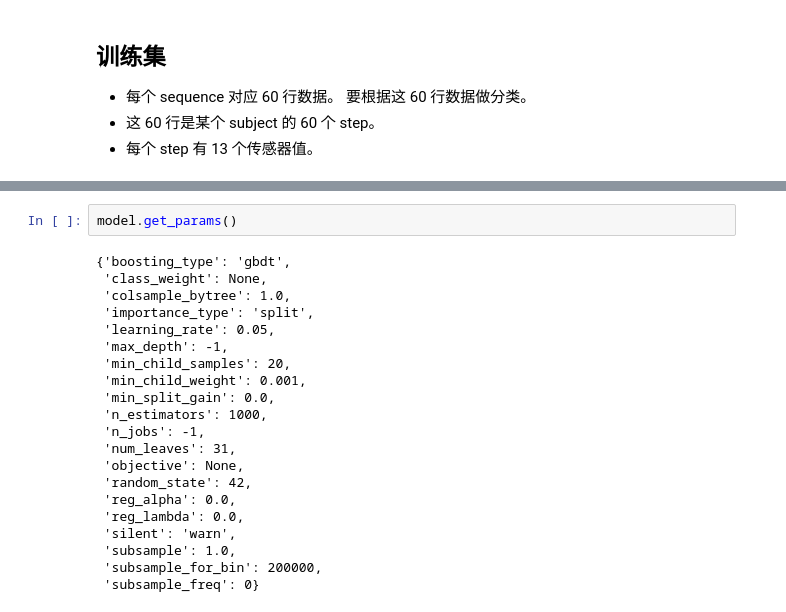
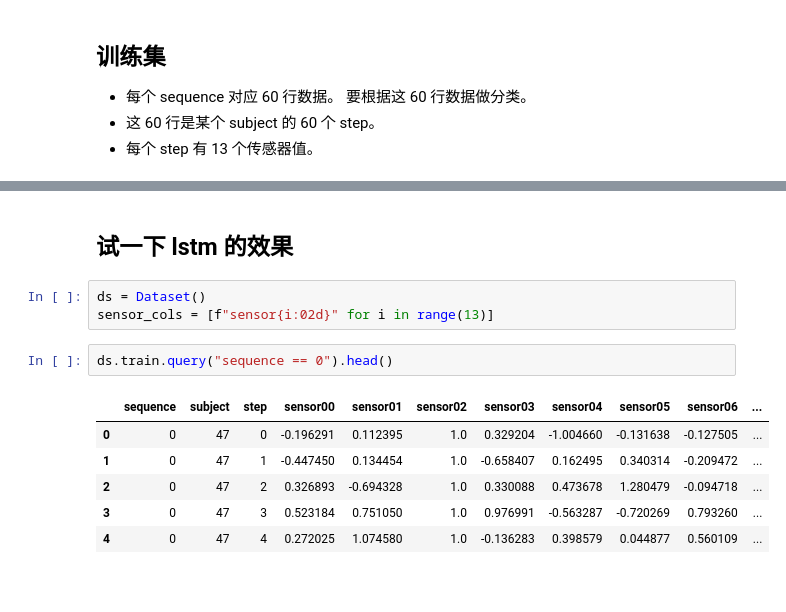
Before and after one commit to h3z/kaggle-playground, a Jupyter notebook: notebook/lstm.ipynb, the cells around one changed output, grey strips where cells are left out. Cells and saved outputs as stored; diff of their text form; blank space fills up the shorter version.

Commit message:
lstm model

```diff
--- a/notebook/lstm.ipynb
+++ b/notebook/lstm.ipynb
@@ -203,23 +42,14 @@ submit_result(model.predict(df_test))
-# %%
-model.get_params()
-# %% [output]
-{'boosting_type': 'gbdt',
- 'class_weight': None,
- 'colsample_bytree': 1.0,
- 'importance_type': 'split',
- 'learning_rate': 0.05,
- 'max_depth': -1,
- 'min_child_samples': 20,
- 'min_child_weight': 0.001,
- 'min_split_gain': 0.0,
- 'n_estimators': 1000,
- 'n_jobs': -1,
- 'num_leaves': 31,
- 'objective': None,
- 'random_state': 42,
- 'reg_alpha': 0.0,
- 'reg_lambda': 0.0,
- 'silent': 'warn',
- 'subsample': 1.0,
- 'subsample_for_bin': 200000,
- 'subsample_freq': 0}
+# %% [markdown]
+## 试一下 lstm 的效果
+# %%
+ds = Dataset()
+sensor_cols = [f"sensor{i:02d}" for i in range(13)]
+# %%
+ds.train.query("sequence == 0").head()
+# %% [output]
+|  | sequence | subject | step | sensor00 | sensor01 | sensor02 | sensor03 | sensor04 | sensor05 | sensor06 | ... |
+| 0 | 0 | 47 | 0 | -0.196291 | 0.112395 | 1.0 | 0.329204 | -1.004660 | -0.131638 | -0.127505 | ... |
+| 1 | 0 | 47 | 1 | -0.447450 | 0.134454 | 1.0 | -0.658407 | 0.162495 | 0.340314 | -0.209472 | ... |
+| 2 | 0 | 47 | 2 | 0.326893 | -0.694328 | 1.0 | 0.330088 | 0.473678 | 1.280479 | -0.094718 | ... |
+| 3 | 0 | 47 | 3 | 0.523184 | 0.751050 | 1.0 | 0.976991 | -0.563287 | -0.720269 | 0.793260 | ... |
+| 4 | 0 | 47 | 4 | 0.272025 | 1.074580 | 1.0 | -0.136283 | 0.398579 | 0.044877 | 0.560109 | ... |
```
Also changed, not shown: parts of 16 cells of this notebook, 1 other file.
